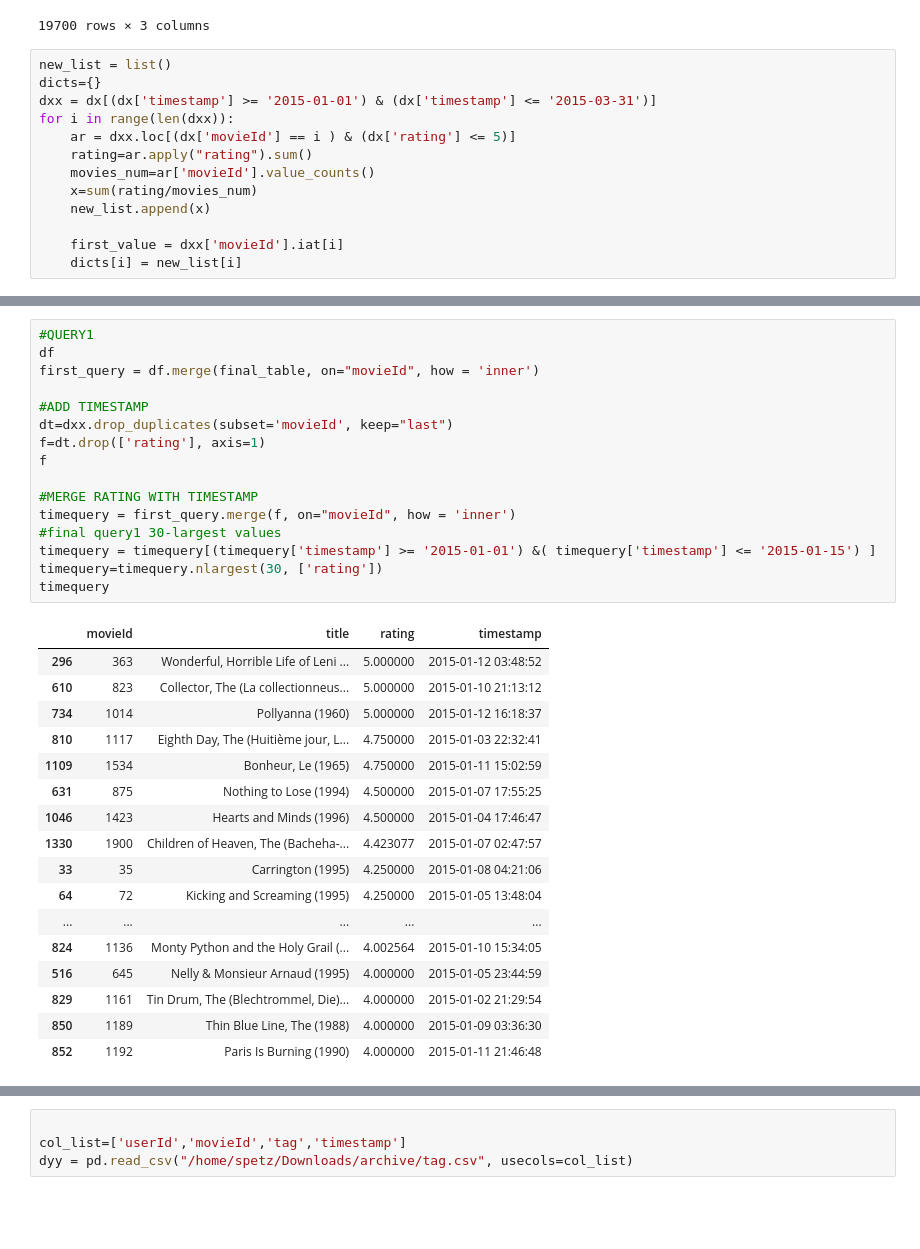
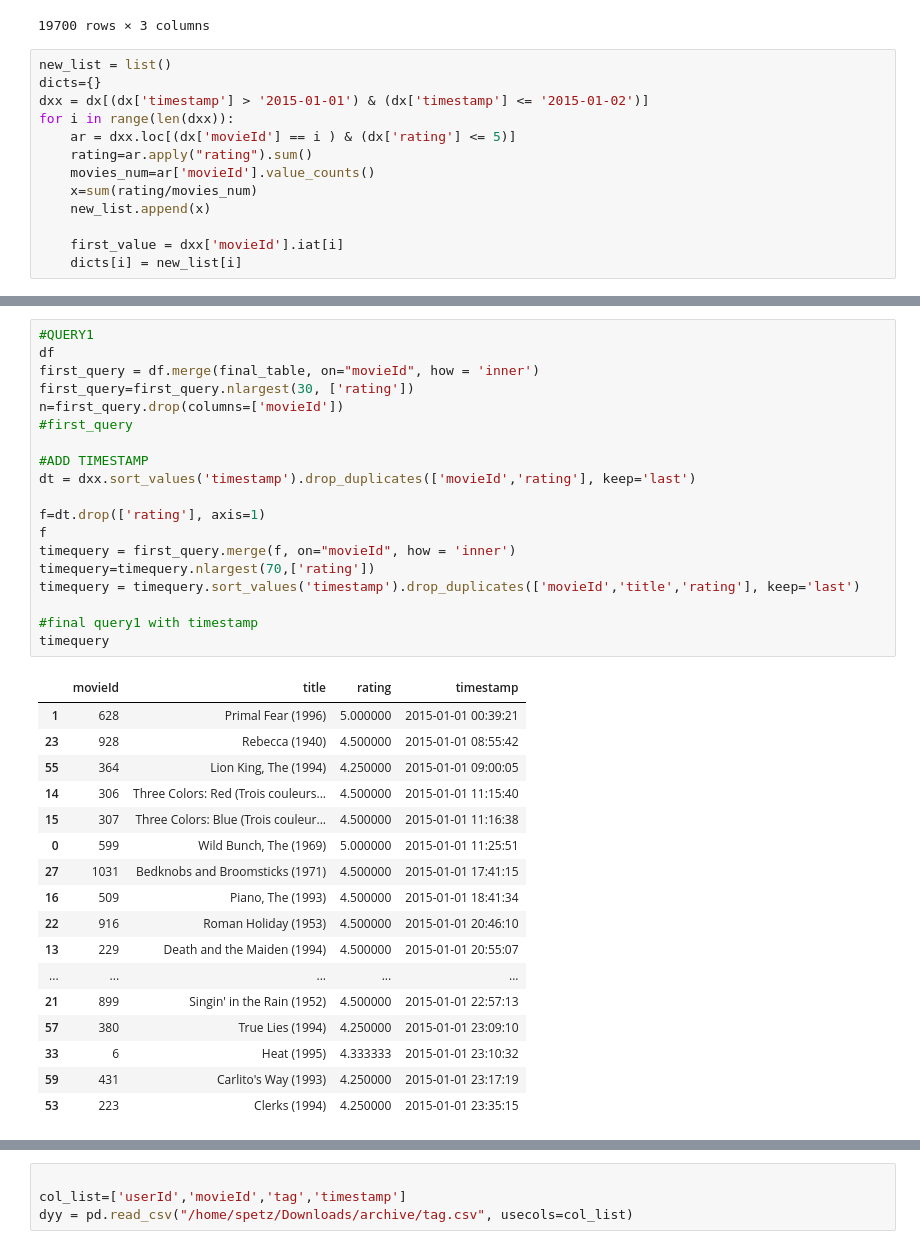
Before and after one commit to Pspetz/Big-Data-Analytics, a Jupyter notebook: BIG_data.ipynb, the cells around one changed output, grey strips where cells are left out. Saved outputs shown, nothing was run; the diff lists cells and outputs as text; blank space fills up the shorter version.

```diff
--- a/BIG_data.ipynb
+++ b/BIG_data.ipynb
@@ -86,7 +86,7 @@ dt
 # %%
 new_list = list()
 dicts={}
-dxx = dx[(dx['timestamp'] >= '2015-01-01') & (dx['timestamp'] <= '2015-03-31')]
+dxx = dx[(dx['timestamp'] > '2015-01-01') & (dx['timestamp'] <= '2015-01-02')]
 for i in range(len(dxx)):
     ar = dxx.loc[(dx['movieId'] == i ) & (dx['rating'] <= 5)]
     rating=ar.apply("rating").sum()
@@ -124,37 +124,40 @@ final_table
 # %%
 #QUERY1
 df
 first_query = df.merge(final_table, on="movieId", how = 'inner')
+first_query=first_query.nlargest(30, ['rating'])
+n=first_query.drop(columns=['movieId'])
+#first_query
 
 #ADD TIMESTAMP
-dt=dxx.drop_duplicates(subset='movieId', keep="last")
+dt = dxx.sort_values('timestamp').drop_duplicates(['movieId','rating'], keep='last')
+
 f=dt.drop(['rating'], axis=1)
 f
+timequery = first_query.merge(f, on="movieId", how = 'inner')
+timequery=timequery.nlargest(70,['rating'])
+timequery = timequery.sort_values('timestamp').drop_duplicates(['movieId','title','rating'], keep='last')
 
-#MERGE RATING WITH TIMESTAMP
-timequery = first_query.merge(f, on="movieId", how = 'inner')
-#final query1 30-largest values
-timequery = timequery[(timequery['timestamp'] >= '2015-01-01') &( timequery['timestamp'] <= '2015-01-15') ]
-timequery=timequery.nlargest(30, ['rating'])
+#final query1 with timestamp
 timequery
 # %% [output]
 |  | movieId | title | rating | timestamp |
-| 296 | 363 | Wonderful, Horrible Life of Leni ... | 5.000000 | 2015-01-12 03:48:52 |
-| 610 | 823 | Collector, The (La collectionneus... | 5.000000 | 2015-01-10 21:13:12 |
-| 734 | 1014 | Pollyanna (1960) | 5.000000 | 2015-01-12 16:18:37 |
-| 810 | 1117 | Eighth Day, The (Huitième jour, L... | 4.750000 | 2015-01-03 22:32:41 |
-| 1109 | 1534 | Bonheur, Le (1965) | 4.750000 | 2015-01-11 15:02:59 |
-| 631 | 875 | Nothing to Lose (1994) | 4.500000 | 2015-01-07 17:55:25 |
-| 1046 | 1423 | Hearts and Minds (1996) | 4.500000 | 2015-01-04 17:46:47 |
-| 1330 | 1900 | Children of Heaven, The (Bacheha-... | 4.423077 | 2015-01-07 02:47:57 |
-| 33 | 35 | Carrington (1995) | 4.250000 | 2015-01-08 04:21:06 |
-| 64 | 72 | Kicking and Screaming (1995) | 4.250000 | 2015-01-05 13:48:04 |
+| 1 | 628 | Primal Fear (1996) | 5.000000 | 2015-01-01 00:39:21 |
+| 23 | 928 | Rebecca (1940) | 4.500000 | 2015-01-01 08:55:42 |
+| 55 | 364 | Lion King, The (1994) | 4.250000 | 2015-01-01 09:00:05 |
+| 14 | 306 | Three Colors: Red (Trois couleurs... | 4.500000 | 2015-01-01 11:15:40 |
+| 15 | 307 | Three Colors: Blue (Trois couleur... | 4.500000 | 2015-01-01 11:16:38 |
+| 0 | 599 | Wild Bunch, The (1969) | 5.000000 | 2015-01-01 11:25:51 |
+| 27 | 1031 | Bedknobs and Broomsticks (1971) | 4.500000 | 2015-01-01 17:41:15 |
+| 16 | 509 | Piano, The (1993) | 4.500000 | 2015-01-01 18:41:34 |
+| 22 | 916 | Roman Holiday (1953) | 4.500000 | 2015-01-01 20:46:10 |
+| 13 | 229 | Death and the Maiden (1994) | 4.500000 | 2015-01-01 20:55:07 |
 | ... | ... | ... | ... | ... |
-| 824 | 1136 | Monty Python and the Holy Grail (... | 4.002564 | 2015-01-10 15:34:05 |
-| 516 | 645 | Nelly & Monsieur Arnaud (1995) | 4.000000 | 2015-01-05 23:44:59 |
-| 829 | 1161 | Tin Drum, The (Blechtrommel, Die)... | 4.000000 | 2015-01-02 21:29:54 |
-| 850 | 1189 | Thin Blue Line, The (1988) | 4.000000 | 2015-01-09 03:36:30 |
-| 852 | 1192 | Paris Is Burning (1990) | 4.000000 | 2015-01-11 21:46:48 |
+| 21 | 899 | Singin' in the Rain (1952) | 4.500000 | 2015-01-01 22:57:13 |
+| 57 | 380 | True Lies (1994) | 4.250000 | 2015-01-01 23:09:10 |
+| 33 | 6 | Heat (1995) | 4.333333 | 2015-01-01 23:10:32 |
+| 59 | 431 | Carlito's Way (1993) | 4.250000 | 2015-01-01 23:17:19 |
+| 53 | 223 | Clerks (1994) | 4.250000 | 2015-01-01 23:35:15 |
 # %%
 Query1 = pd.DataFrame(list(dicts.items()), columns=['movieId', 'rating'])
 
```
Also changed, not shown: parts of 26 cells of this notebook.
